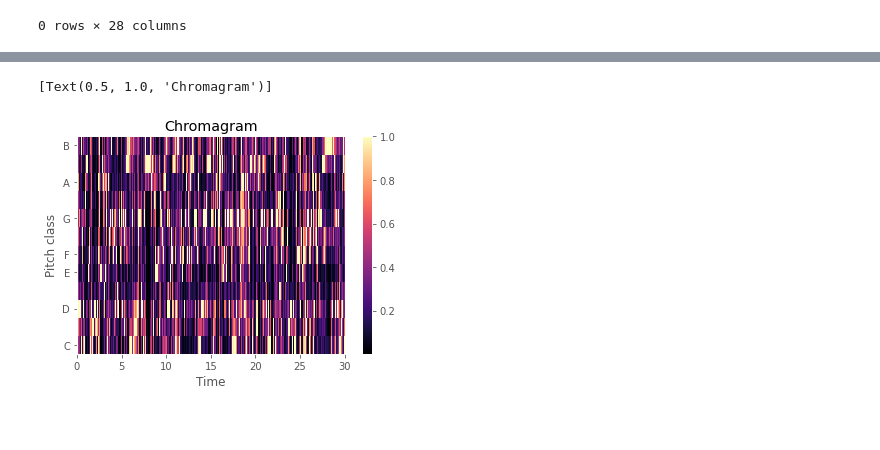
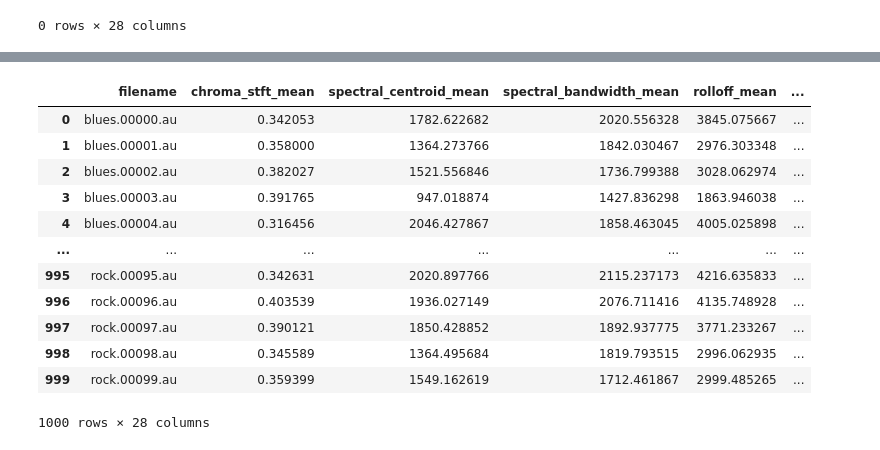
Before and after one commit to givi0519/CSCI-4622-Final-Project, a Jupyter notebook: final_project.ipynb, the cells around one changed output, grey strips where cells are left out. Drawn from its saved outputs; the diff is of its cells as text; code cells hidden in the pictures; blank space fills up the shorter version.

```diff
--- a/final_project.ipynb
+++ b/final_project.ipynb
@@ -114,15 +122,19 @@ dfFeatures.head()
 # %%
 dfFeatures.to_csv(r'.\music_features.csv', index = False)
 # %%
-dfFeaturesImported = pd.read_csv(".\music_features.csv")
-dfFeaturesImported
+dfFeatures = pd.read_csv(".\music_features.csv")
+dfFeatures
+# %% [output]
+|  | filename | chroma_stft_mean | spectral_centroid_mean | spectral_bandwidth_mean | rolloff_mean | ... |
+| 0 | blues.00000.au | 0.342053 | 1782.622682 | 2020.556328 | 3845.075667 | ... |
+| 1 | blues.00001.au | 0.358000 | 1364.273766 | 1842.030467 | 2976.303348 | ... |
+| 2 | blues.00002.au | 0.382027 | 1521.556846 | 1736.799388 | 3028.062974 | ... |
+| 3 | blues.00003.au | 0.391765 | 947.018874 | 1427.836298 | 1863.946038 | ... |
+| 4 | blues.00004.au | 0.316456 | 2046.427867 | 1858.463045 | 4005.025898 | ... |
+| ... | ... | ... | ... | ... | ... | ... |
+| 995 | rock.00095.au | 0.342631 | 2020.897766 | 2115.237173 | 4216.635833 | ... |
+| 996 | rock.00096.au | 0.403539 | 1936.027149 | 2076.711416 | 4135.748928 | ... |
+| 997 | rock.00097.au | 0.390121 | 1850.428852 | 1892.937775 | 3771.233267 | ... |
+| 998 | rock.00098.au | 0.345589 | 1364.495684 | 1819.793515 | 2996.062935 | ... |
+| 999 | rock.00099.au | 0.359399 | 1549.162619 | 1712.461867 | 2999.485265 | ... |
+1000 rows × 28 columns
-# %%
-# attempt at feature extraction with librosa using one time series
-chroma = feature.chroma_stft(y = time_series[0], sr = sampling_rates[0])
-fig, ax = plt.subplots()
-img = display.specshow(chroma, y_axis = 'chroma', x_axis = 'time', ax = ax)
-fig.colorbar(img, ax = ax)
-ax.set(title = "Chromagram")
-# %% [output]
-[Text(0.5, 1.0, 'Chromagram')]
-[figure, removed]
```
Also changed, not shown: parts of 6 cells of this notebook.
